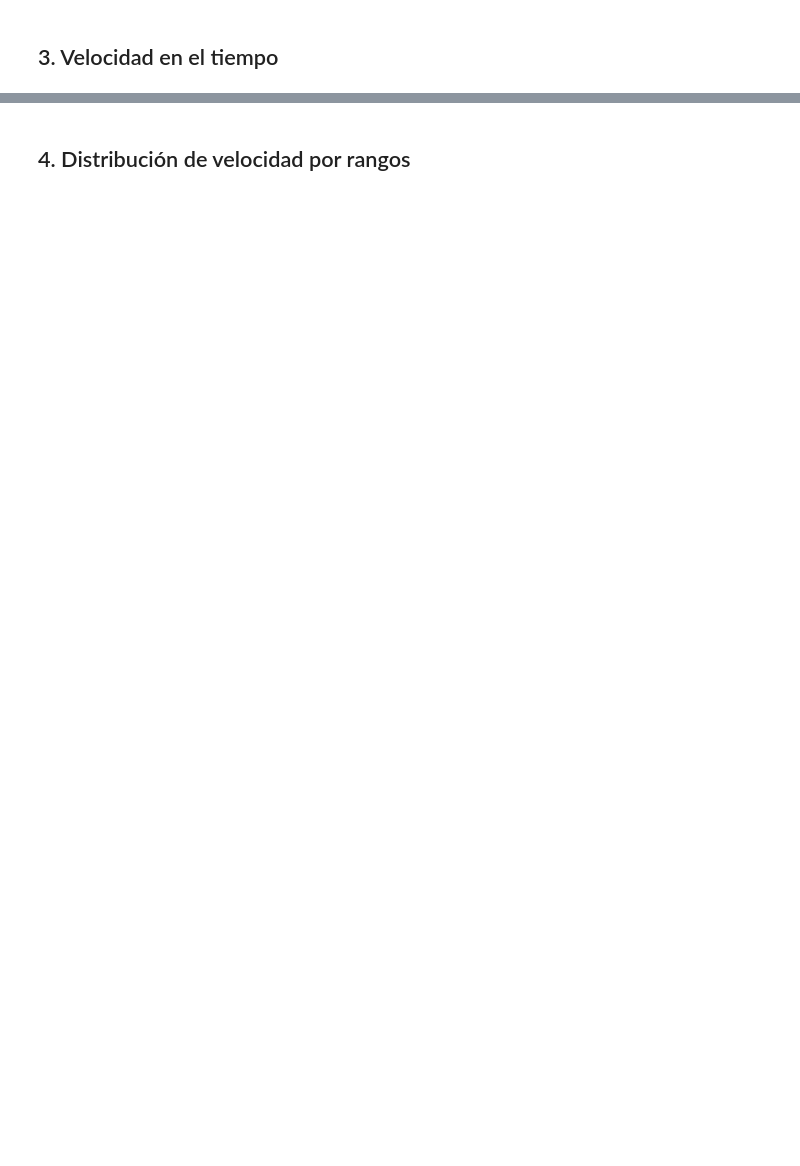
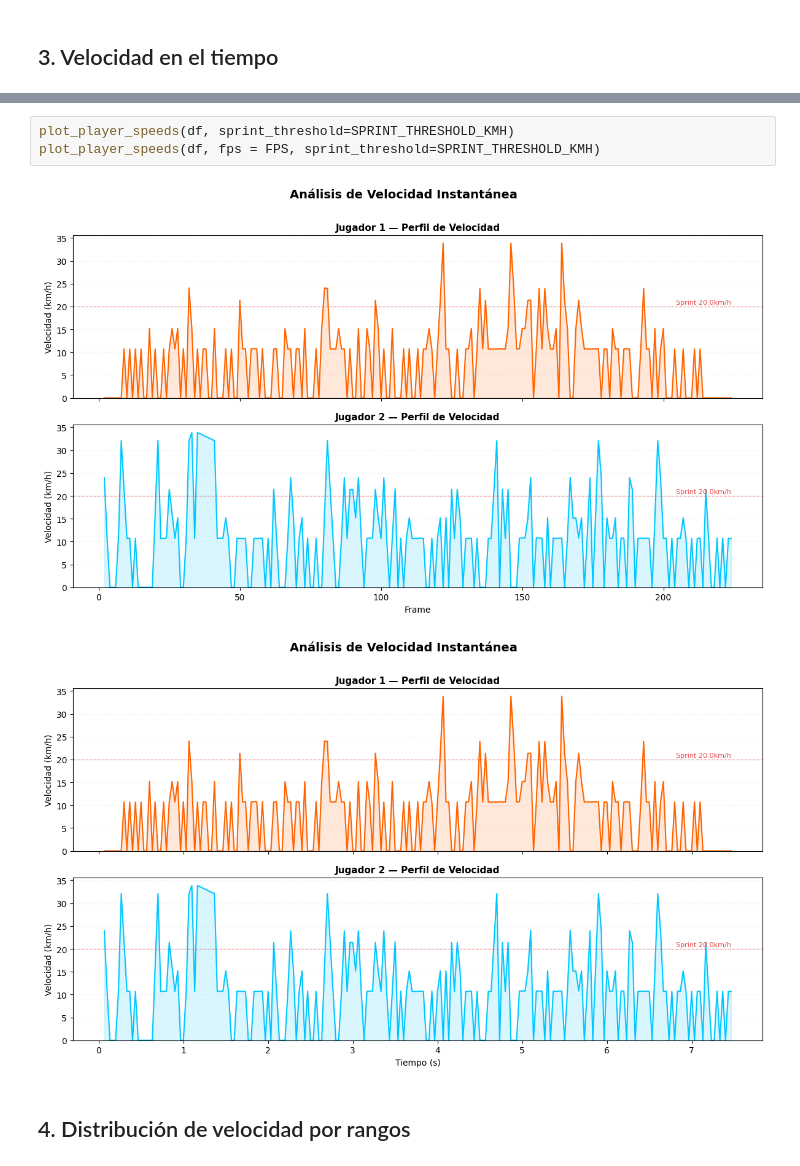
Before and after one commit to v1c70r-dev/tennis-data-analysis-engine, a Jupyter notebook: services/analytics_worker/experimentation/notebooks/player_stats_analysis.ipynb, the cells around one changed output, grey strips where cells are left out. Saved outputs shown, nothing was run; the diff lists cells and outputs as text; blank space fills up the shorter version.

```diff
--- a/services/analytics_worker/experimentation/notebooks/player_stats_analysis.ipynb
+++ b/services/analytics_worker/experimentation/notebooks/player_stats_analysis.ipynb
@@ -344,3 +294,9 @@ plt.show()
+# %%
+plot_player_speeds(df, sprint_threshold=SPRINT_THRESHOLD_KMH)
+plot_player_speeds(df, fps = FPS, sprint_threshold=SPRINT_THRESHOLD_KMH)
+# %% [output]
+[figure, added]
+[figure, added]
 # %% [markdown]
 ## 4. Distribución de velocidad por rangos
 # %%
```
Also changed, not shown: parts of 34 cells of this notebook.
